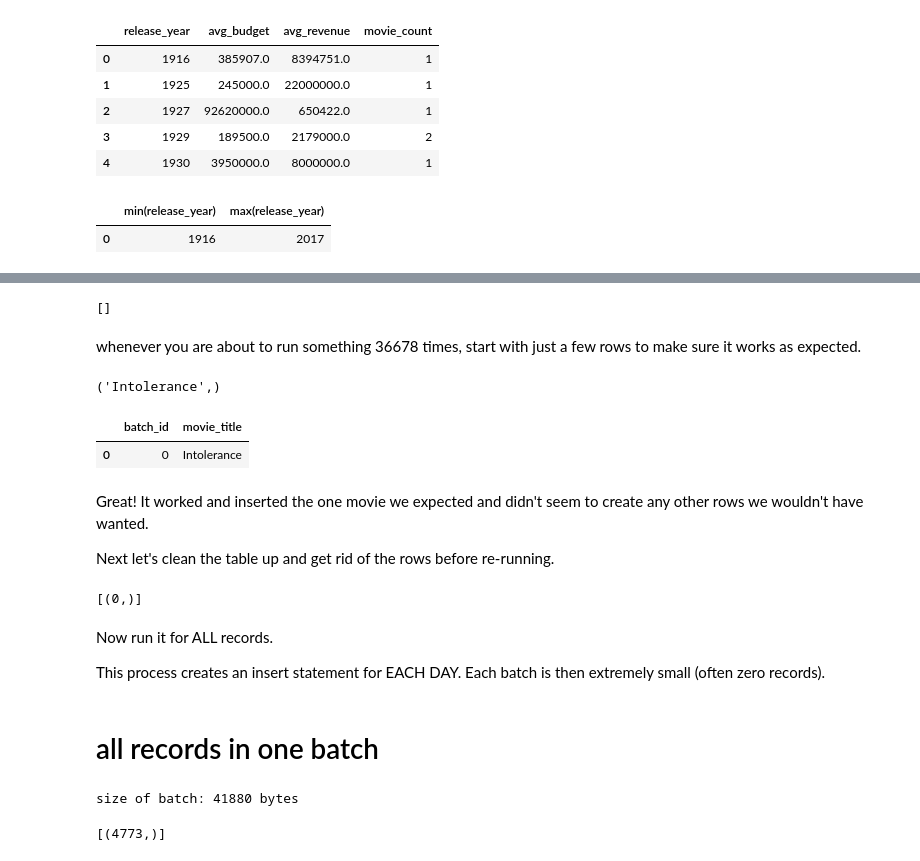
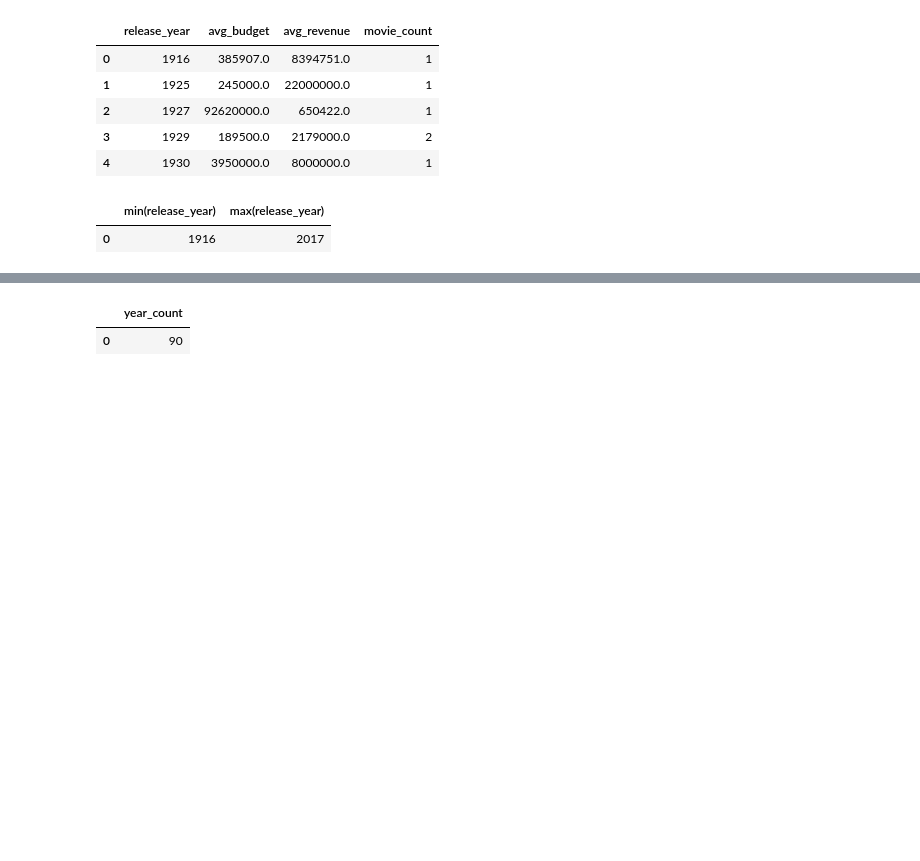
Before and after one commit to matthewpecsok/data_engineering, a Jupyter notebook: tutorials/de_tutorial_2.ipynb, the cells around one changed output, grey strips where cells are left out. Cells and saved outputs as stored; diff of their text form; code cells hidden in the pictures; blank space fills up the shorter version.

```diff
--- a/tutorials/de_tutorial_2.ipynb
+++ b/tutorials/de_tutorial_2.ipynb
@@ -387,45 +305,5 @@ cur_migrate = con_migrate.cursor()
-# %%
-cur_migrate.execute("drop table if exists movie_migration").fetchall()
-cur_migrate.execute("create table movie_migration(batch_id INT,movie_title TEXT)").fetchall()
-# %% [output]
-[]
-# %% [markdown]
-whenever you are about to run something 36678 times, start with just a few rows to make sure it works as expected.
-# %%
-for release_date_int in tqdm.tqdm(range(0,3)):
-  batch = cur.execute(f"select title from movies where release_date = date('1916-09-04','+{release_date_int} days')").fetchall()
-  for i in range(len(batch)): # there may be multiple movies for a given release date, loop for each
-    display(batch[i])
-    cur_migrate.execute(f"insert into movie_migration (batch_id,movie_title) values ({release_date_int},'{batch[i][0]}')")
-# %% [output]
-('Intolerance',)
 # %%
-pd.read_sql_query('select * from movie_migration',con_migrate)
+pd.read_sql_query('select count(1) as year_count from yearly_aggregates',con_movie_destination)
 # %% [output]
-|  | batch_id | movie_title |
-| 0 | 0 | Intolerance |
+|  | year_count |
+| 0 | 90 |
-# %% [markdown]
-Great! It worked and inserted the one movie we expected and didn't seem to create any other rows we wouldn't have wanted.
-
-Next let's clean the table up and get rid of the rows before re-running.
-# %%
-cur_migrate.execute(f"delete from movie_migration")
-cur_migrate.execute(f"select count(1) from movie_migration").fetchall()
-# %% [output]
-[(0,)]
-# %% [markdown]
-Now run it for ALL records.
-
-This process creates an insert statement for EACH DAY. Each batch is then extremely small (often zero records).
-# %% [markdown]
-# all records in one batch
-# %%
-cur_migrate.execute(f"delete from movie_migration")
-batch = cur.execute(f"select 1,title from movies").fetchall()
-print(f"size of batch: {sys.getsizeof(batch)} bytes")
-
-cur_migrate.executemany(f"insert into movie_migration (batch_id,movie_title) values (?,?)",batch)
-cur.execute(f"select count(1) from movies").fetchall()
-# %% [output]
-size of batch: 41880 bytes
-[(4773,)]
```
Also changed, not shown: parts of 48 cells of this notebook.
